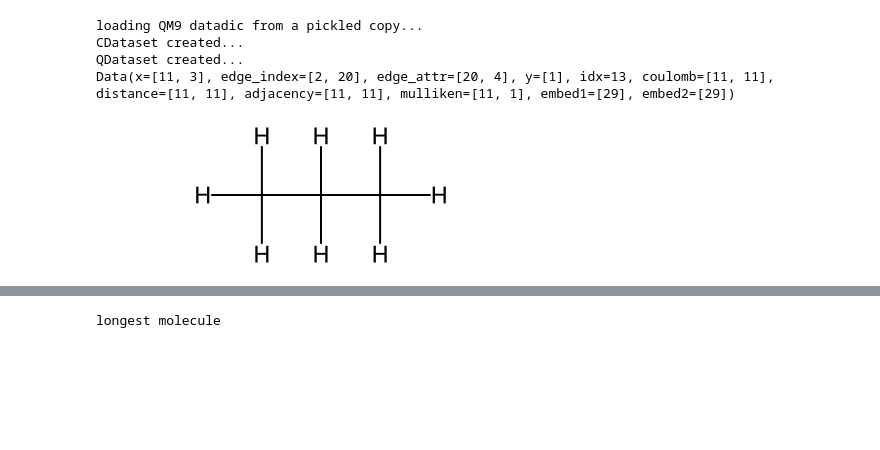
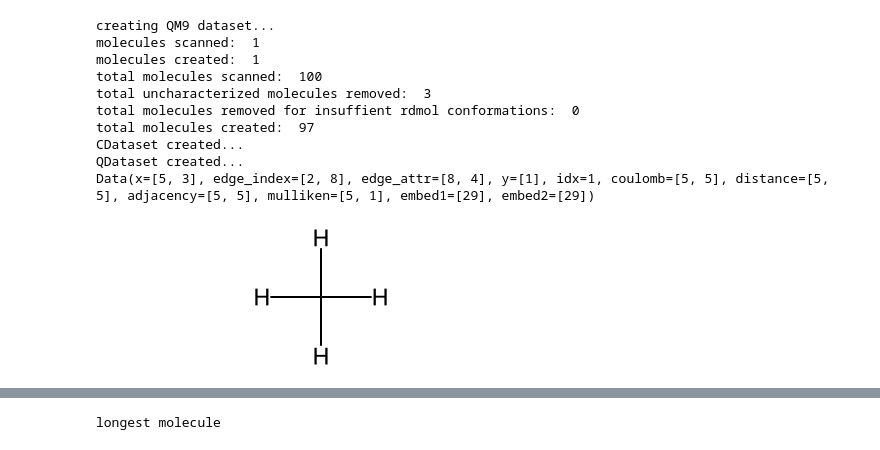
Before and after one commit to icanswim/qchem, a Jupyter notebook: experiment.ipynb, the cells around one changed output, grey strips where cells are left out. Saved outputs shown, nothing was run; the diff lists cells and outputs as text; code cells hidden in the pictures; blank space fills up the shorter version.

```diff
--- a/experiment.ipynb
+++ b/experiment.ipynb
@@ -60,38 +60,44 @@ ds_param = {'train_param': {'input_dict': {'x': [
                                             'adjacency': ['adjacency'],
                                             'mulliken': ['mulliken'],
                                             'embed1': ['hybridization'],
                                             'embed2': ['chirality'],
                                             'y': ['U0']},
                               'transforms': {
                                              'hybridization': [Pad1d(29), EmbedLookup(lookup_hybrid), AsTensor()],
                                              'chirality': [Pad1d(29), EmbedLookup(lookup_chiral), AsTensor()],
                                              'atomic_number': [ExpandN(1),AsTensor()],
                                              'aromatic': [ExpandN(1), AsTensor()],
                                              'degree': [ExpandN(1), AsTensor()],
                                              'edge_indices': [AsTensor()],
                                              'mulliken': [ExpandN(1), AsTensor()],
                                              'coulomb': [AsTensor()],
                                              'distance': [],
                                              'adjacency': [],
                                              'idx': [AsTensor()],
                                              'U0': [AsTensor()],
                                             },
-                              'filter_on': ('n_atoms','>','8'),
+                              #'filter_on': ('n_atoms','>','8'),
                               'n': 100, #non-random subset for testing,
-                              'use_pickle': 'test.pkl', #use pickle if exists otherwise create
+                              #'use_pickle': 'test.pkl', #use pickle if exists otherwise create
                               'n_conformers': 0,
                               'dict2data': True}}
 
 qm9 = QM9(**ds_param['train_param'])
 k = qm9.ds_idx[0]
 print(qm9[k])
 qm9.ds[k].rdmol
 # %% [output]
-loading QM9 datadic from a pickled copy...
+creating QM9 dataset...
+molecules scanned:  1
+molecules created:  1
+total molecules scanned:  100
+total uncharacterized molecules removed:  3
+total molecules removed for insuffient rdmol conformations:  0
+total molecules created:  97
 CDataset created...
 QDataset created...
-Data(x=[11, 3], edge_index=[2, 20], edge_attr=[20, 4], y=[1], idx=13, coulomb=[11, 11], distance=[11, 11], adjacency=[11, 11], mulliken=[11, 1], embed1=[29], embed2=[29])
+Data(x=[5, 3], edge_index=[2, 8], edge_attr=[8, 4], y=[1], idx=1, coulomb=[5, 5], distance=[5, 5], adjacency=[5, 5], mulliken=[5, 1], embed1=[29], embed2=[29])
-[figure, old version]
+[figure, new version]
 # %%
 # exploring qchem dataset (QM9)
 
```
Also changed, not shown: parts of 19 cells of this notebook, 3 other files.
